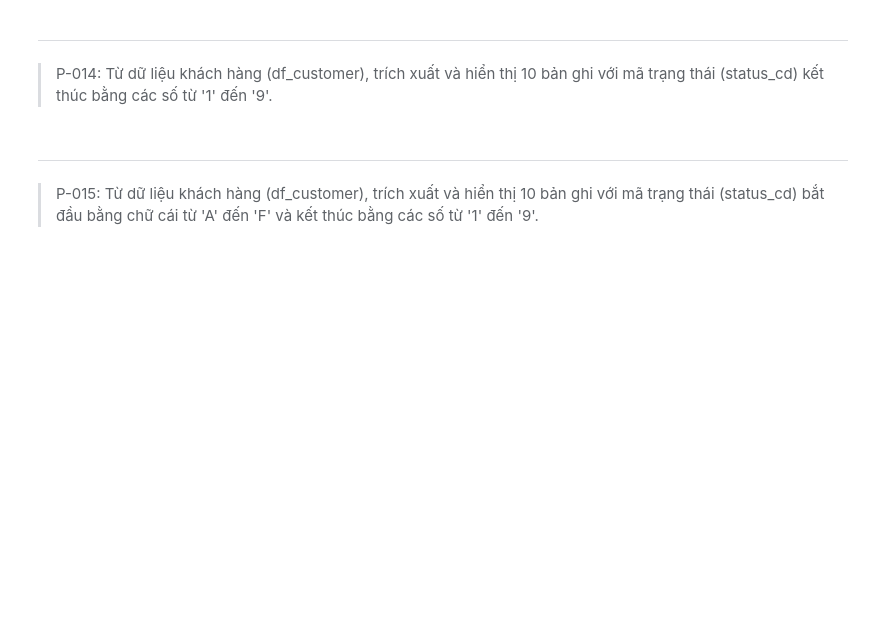
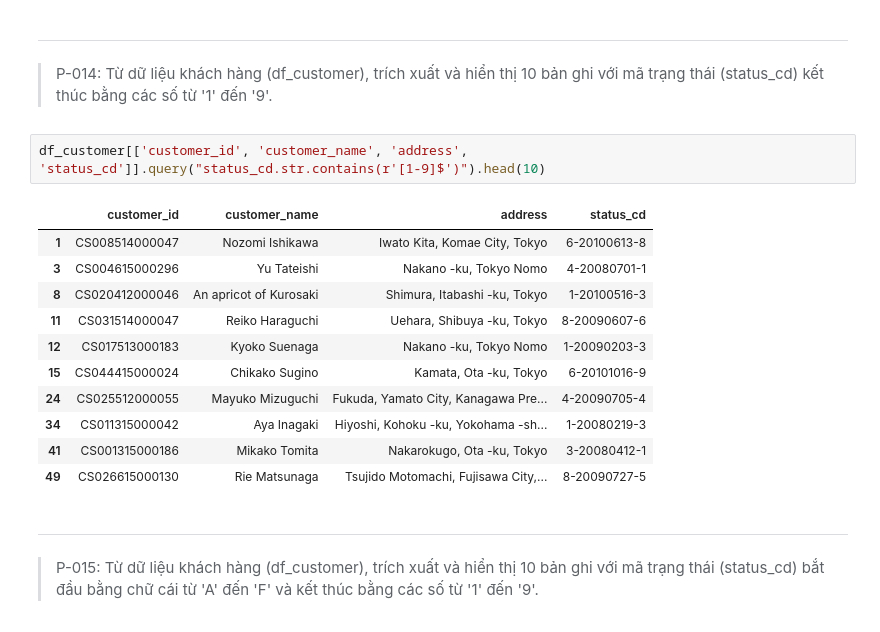
Before and after one commit to quoc-duc/LearnPandas, a Jupyter notebook: notebooks_vn/exercises/100_bai_tap_pandas_vn_exes.ipynb, the cells around one changed output. Saved outputs shown, nothing was run; the diff lists cells and outputs as text; blank space fills up the shorter version.

```diff
--- a/notebooks_vn/exercises/100_bai_tap_pandas_vn_exes.ipynb
+++ b/notebooks_vn/exercises/100_bai_tap_pandas_vn_exes.ipynb
@@ -259,6 +287,20 @@ Từ dữ liệu khách hàng (df_customer), trích xuất và hiển thị 10 b
 ---
 > P-014:
 Từ dữ liệu khách hàng (df_customer), trích xuất và hiển thị 10 bản ghi với mã trạng thái (status_cd) kết thúc bằng các số từ '1' đến '9'.
+# %%
+df_customer[['customer_id', 'customer_name', 'address', 'status_cd']].query("status_cd.str.contains(r'[1-9]$')").head(10)
+# %% [output]
+|  | customer_id | customer_name | address | status_cd |
+| 1 | CS008514000047 | Nozomi Ishikawa | Iwato Kita, Komae City, Tokyo | 6-20100613-8 |
+| 3 | CS004615000296 | Yu Tateishi | Nakano -ku, Tokyo Nomo | 4-20080701-1 |
+| 8 | CS020412000046 | An apricot of Kurosaki | Shimura, Itabashi -ku, Tokyo | 1-20100516-3 |
+| 11 | CS031514000047 | Reiko Haraguchi | Uehara, Shibuya -ku, Tokyo | 8-20090607-6 |
+| 12 | CS017513000183 | Kyoko Suenaga | Nakano -ku, Tokyo Nomo | 1-20090203-3 |
+| 15 | CS044415000024 | Chikako Sugino | Kamata, Ota -ku, Tokyo | 6-20101016-9 |
+| 24 | CS025512000055 | Mayuko Mizuguchi | Fukuda, Yamato City, Kanagawa Pre... | 4-20090705-4 |
+| 34 | CS011315000042 | Aya Inagaki | Hiyoshi, Kohoku -ku, Yokohama -sh... | 1-20080219-3 |
+| 41 | CS001315000186 | Mikako Tomita | Nakarokugo, Ota -ku, Tokyo | 3-20080412-1 |
+| 49 | CS026615000130 | Rie Matsunaga | Tsujido Motomachi, Fujisawa City,... | 8-20090727-5 |
 # %% [markdown]
 ---
 > P-015:
```
Also changed, not shown: parts of 2 cells of this notebook.
